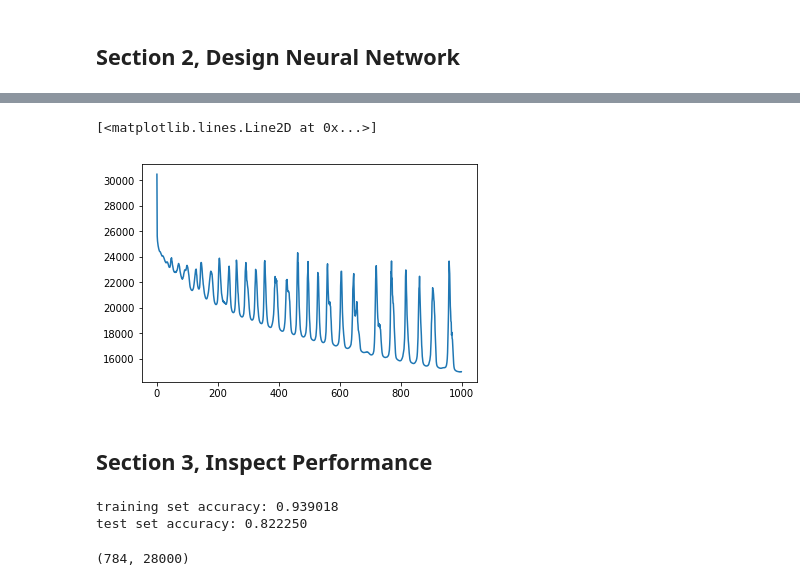
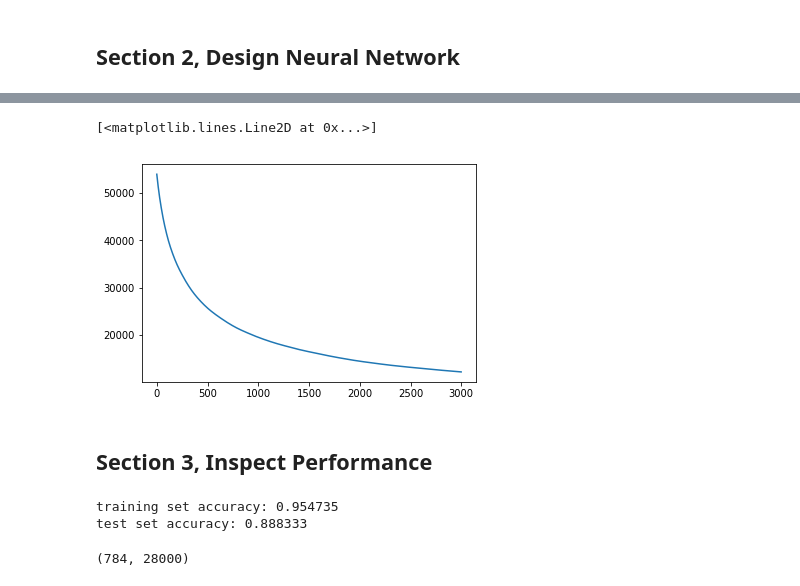
Before and after one commit to davidlee105149952/MachineLearningProjects, a Jupyter notebook: HandwrittenDigitsRecognition/multi-layer.ipynb, the cells around one changed output, grey strips where cells are left out. Cells and saved outputs as stored; diff of their text form; code cells hidden in the pictures.

Commit message:
make the code for configuring multi-layer model more reusable, and and a version with regularization.

```diff
--- a/HandwrittenDigitsRecognition/multi-layer.ipynb
+++ b/HandwrittenDigitsRecognition/multi-layer.ipynb
@@ -119,15 +115,0 @@ def loss(Y_hat, Y):
-# %%
-n = [nx, 200, 25, ny]
-f = [None, tanh, tanh, sigmoid]
-f_prime = [None, tanh_prime, tanh_prime, sigmoid_prime]
-L = len(n) - 1
-W = [np.random.normal(0, 1, (n[i], n[i-1])) if i != 0 else None for i in range(L+1)]
-b = [np.random.normal(0, 1, (n[i], 1)) if i != 0 else None for i in range(L+1)]
-Z = [None for i in range(L+1)]
-A = [None for i in range(L+1)]
-dW = [None for i in range(L+1)]
-db = [None for i in range(L+1)]
-dA = [None for i in range(L+1)]
-dZ = [None for i in range(L+1)]
-costs = []
-print(len(W))
@@ -163,12 +233,19 @@ def update(learning_rate):
 # %%
-def train(iteration_times, learning_rate):
+def train_model(iteration_times, model):
+    forwardprop = model['forwardprop']
+    backprop = model['backprop']
+    update = model['update']
+    costs = model['costs']
     for i in range(iteration_times):
-        forward_propagation()
-        back_propagation()
-        update(learning_rate)
+        forwardprop(model)
+        backprop(model)
+        update(model)
         print("iteration %d, current loss: %f" % (i, costs[len(costs)-1]))
+# %%
+model = config_multi_layer_classifier_without_regularization(train_X, train_Y, [128,32], 1)
 # %%
-train(1000, 1)
-plt.plot(costs[-100:])
+train_model(2000, model)
+costs = model['costs']
+plt.plot(costs[-2000:])
 #print(W[1])
 # %% [output]
@@ -194,8 +271,8 @@ iteration 999, current loss: 13918.949950
 # %%
-plt.plot(costs[-1000:])
+plt.plot(costs[-3000:])
 # %% [output]
 [<matplotlib.lines.Line2D at 0x...>]
-[figure, old version]
+[figure, new version]
 # %% [markdown]
 ## Section 3, Inspect Performance
 # %%
@@ -211,17 +281,18 @@ def get_accuracy(pred, real):
     acc = right/real.shape[1]
     return acc
 # %%
-pred = predict(train_X)
+predict = model['predict']
+pred = predict(model, train_X)
 pred = Y_to_labels(pred)
 acc = get_accuracy(pred, train_labels)
 print("training set accuracy: %f" % acc)
-pred = predict(test_X)
+pred = predict(model, test_X)
 pred = Y_to_labels(pred)
 acc = get_accuracy(pred, test_labels)
 print("test set accuracy: %f" % acc)
 # %% [output]
-training set accuracy: 0.939018
-test set accuracy: 0.822250
+training set accuracy: 0.954735
+test set accuracy: 0.888333
 # %%
 np.savez("W-four-layer", *W)
 np.savez("b-four-layer", *b)
```
Also changed, not shown: parts of 11 cells of this notebook, 1 other file.
